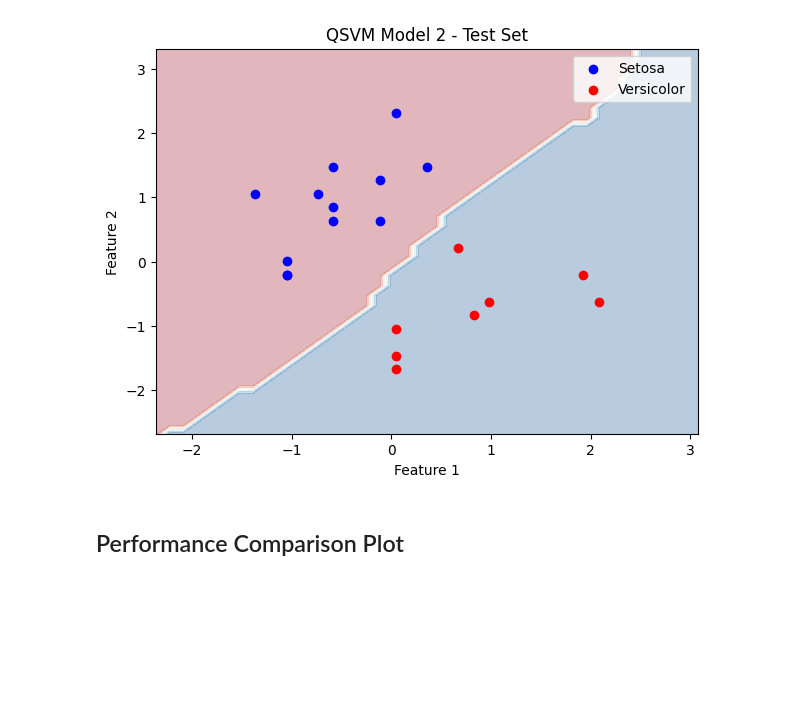
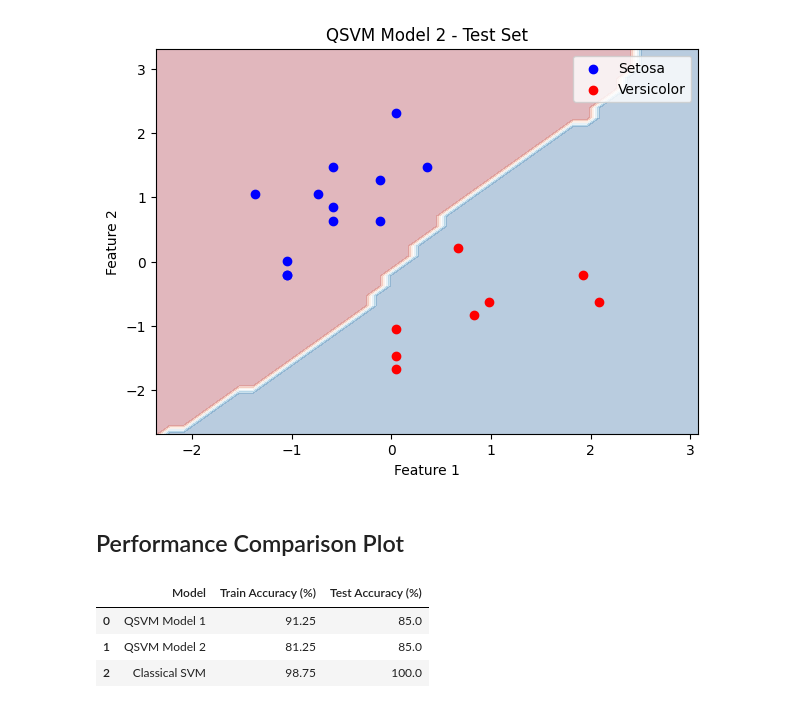
Before and after one commit to maria03o/QSVM_QOSF_Task4, a Jupyter notebook: qsvm_task4.ipynb, the cells around one changed output. Saved outputs shown, nothing was run; the diff lists cells and outputs as text; code cells hidden in the pictures; blank space fills up the shorter version.

```diff
--- a/qsvm_task4.ipynb
+++ b/qsvm_task4.ipynb
@@ -300,6 +297,25 @@ fast_plot_decision_boundary(qsvm_model_2, x_test, y_test, x_train,
 [figure]
 # %% [markdown]
 ## Performance Comparison Plot
+# %%
+import pandas as pd
+
+# Comparison table
+df = pd.DataFrame({
+    'Model': ['QSVM Model 1', 'QSVM Model 2', 'Classical SVM'],
+    'Train Accuracy': [train_acc_q1, train_acc_q2, accuracy_score(y_train, y_train_pred)],
+    'Test Accuracy': [test_acc_q1, test_acc_q2, accuracy_score(y_test, y_test_pred)]
+})
+
+df['Train Accuracy (%)'] = df['Train Accuracy']*100
+df['Test Accuracy (%)'] = df['Test Accuracy']*100
+df = df.drop(['Train Accuracy','Test Accuracy'], axis=1)
+df
+# %% [output]
+|  | Model | Train Accuracy (%) | Test Accuracy (%) |
+| 0 | QSVM Model 1 | 91.25 | 85.0 |
+| 1 | QSVM Model 2 | 81.25 | 85.0 |
+| 2 | Classical SVM | 98.75 | 100.0 |
 # %%
 plt.figure(figsize=(6,4))
 plt.bar(df['Model'], [train_acc_q1*100, train_acc_q2*100, accuracy_score(y_train, y_train_pred)*100], alpha=0.7, label='Train')
```
Also changed, not shown: parts of 9 cells of this notebook.
